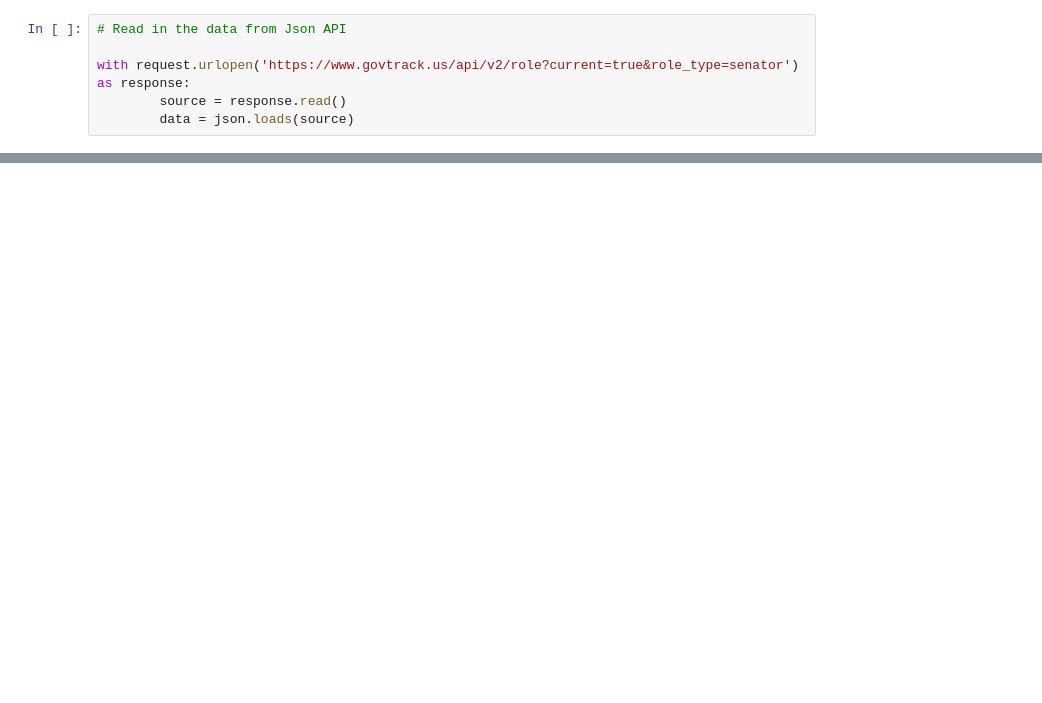
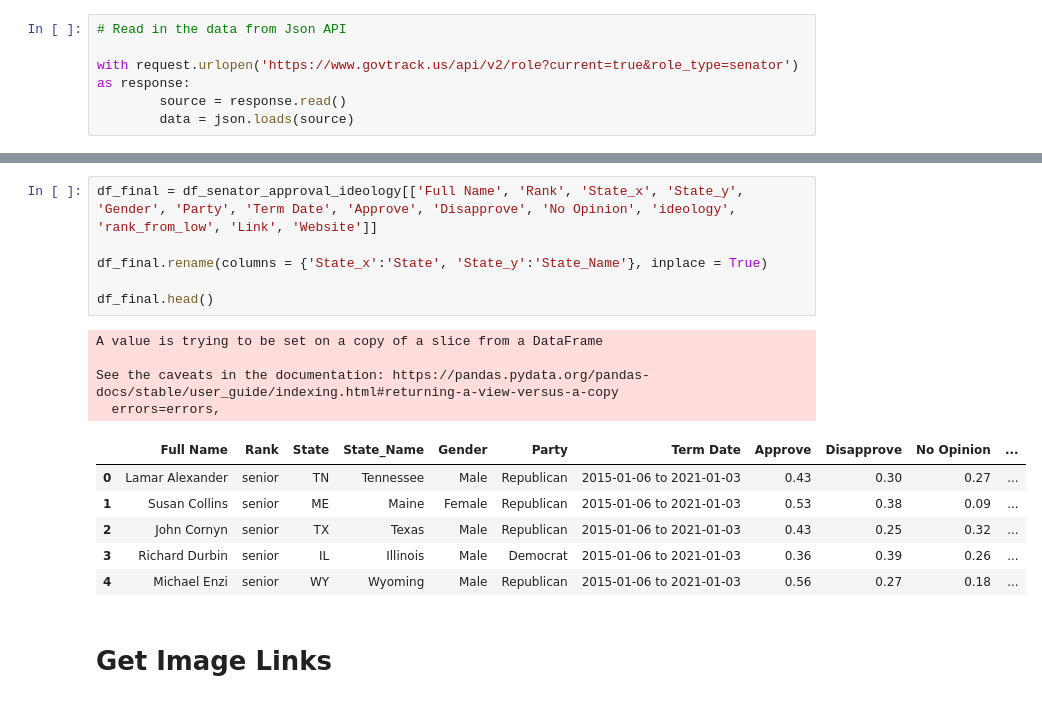
Before and after one commit to sai-praneeth-reddy/GT_Final_Project, a Jupyter notebook: Python/01DataPrep.ipynb, the cells around one changed output, grey strips where cells are left out. Saved outputs shown, nothing was run; the diff lists cells and outputs as text; blank space fills up the shorter version.

```diff
--- a/Python/01DataPrep.ipynb
+++ b/Python/01DataPrep.ipynb
@@ -210,0 +210,19 @@ null_data
+# %%
+df_final = df_senator_approval_ideology[['Full Name', 'Rank', 'State_x', 'State_y', 'Gender', 'Party', 'Term Date', 'Approve', 'Disapprove', 'No Opinion', 'ideology', 'rank_from_low', 'Link', 'Website']]
+
+df_final.rename(columns = {'State_x':'State', 'State_y':'State_Name'}, inplace = True)
+
+df_final.head()
+# %% [output]
+A value is trying to be set on a copy of a slice from a DataFrame
+
+See the caveats in the documentation: https://pandas.pydata.org/pandas-docs/stable/user_guide/indexing.html#returning-a-view-versus-a-copy
+  errors=errors,
+|  | Full Name | Rank | State | State_Name | Gender | Party | Term Date | Approve | Disapprove | No Opinion | ... |
+| 0 | Lamar Alexander | senior | TN | Tennessee | Male | Republican | 2015-01-06 to 2021-01-03 | 0.43 | 0.30 | 0.27 | ... |
+| 1 | Susan Collins | senior | ME | Maine | Female | Republican | 2015-01-06 to 2021-01-03 | 0.53 | 0.38 | 0.09 | ... |
+| 2 | John Cornyn | senior | TX | Texas | Male | Republican | 2015-01-06 to 2021-01-03 | 0.43 | 0.25 | 0.32 | ... |
+| 3 | Richard Durbin | senior | IL | Illinois | Male | Democrat | 2015-01-06 to 2021-01-03 | 0.36 | 0.39 | 0.26 | ... |
+| 4 | Michael Enzi | senior | WY | Wyoming | Male | Republican | 2015-01-06 to 2021-01-03 | 0.56 | 0.27 | 0.18 | ... |
+# %% [markdown]
+# Get Image Links
```
Also changed, not shown: parts of 24 cells of this notebook, 11 other files.
